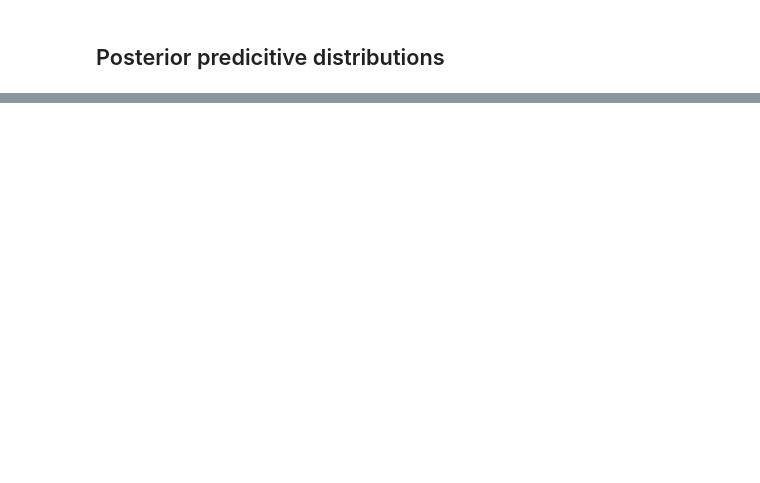
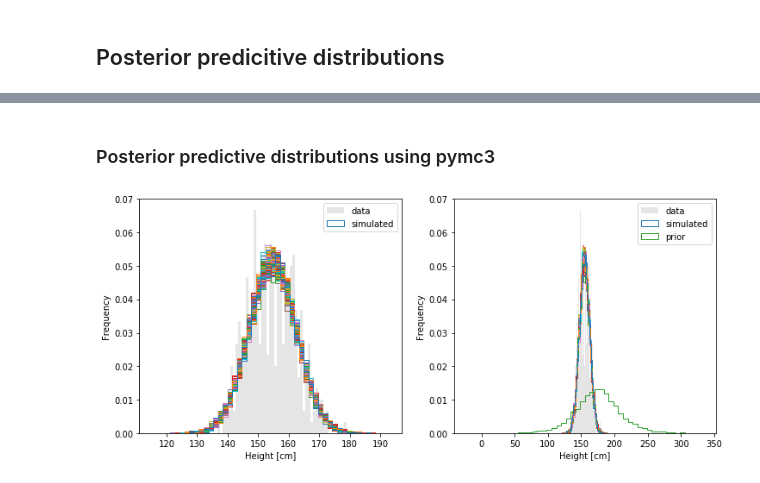
Before and after one commit to srossell/rethinking, a Jupyter notebook: 02_single_var_gaussian.ipynb, the cells around one changed output, grey strips where cells are left out. Cells and saved outputs as stored; diff of their text form; code cells hidden in the pictures; blank space fills up the shorter version.

Commit message:
Repeat single var gassian usint pymc3

```diff
--- a/02_single_var_gaussian.ipynb
+++ b/02_single_var_gaussian.ipynb
@@ -159,0 +208,20 @@ plt.ylabel('Frequency');
+# %% [markdown]
+### Posterior predictive distributions using pymc3
+# %%
+# posterior predictive samples
+# NOTE. pm.sample_ppc generates samples x 352
+sim_mcmc = pm.sample_ppc(trace, samples=int(1e4), model=m)['height']
+fig, ax = plt.subplots(ncols=2, figsize=(12, 5))
+ax[0].hist(h, bins=50, density=True, color='grey', alpha=0.2, label='data')
+ax[0].hist(sim_mcmc, bins=50, density=True, histtype='step', label='simulated')
+ax[0].legend()
+ax[0].set_xlabel('Height [cm]')
+ax[0].set_ylabel('Frequency')
+ax[1].hist(h, bins=50, density=True, color='grey', alpha=0.2, label='data')
+ax[1].hist(sim_mcmc, bins=50, density=True, histtype='step', label='simulated')
+ax[1].hist(prior_h, bins=50, density=True, histtype='step', label='prior')
+ax[1].legend()
+ax[1].set_xlabel('Height [cm]')
+ax[1].set_ylabel('Frequency');
+# %% [output]
+[figure, added]
```
Also changed, not shown: parts of 10 cells of this notebook.
